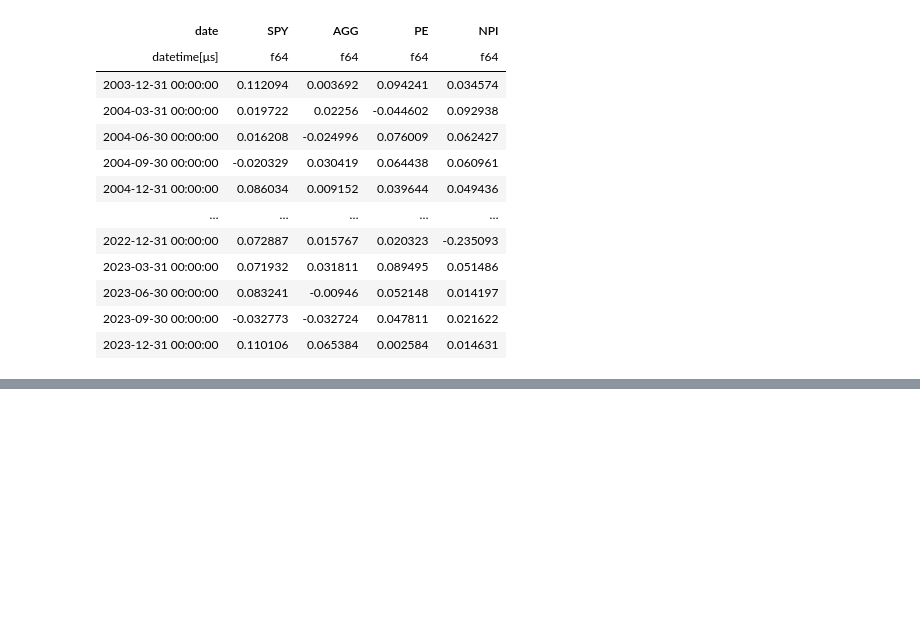
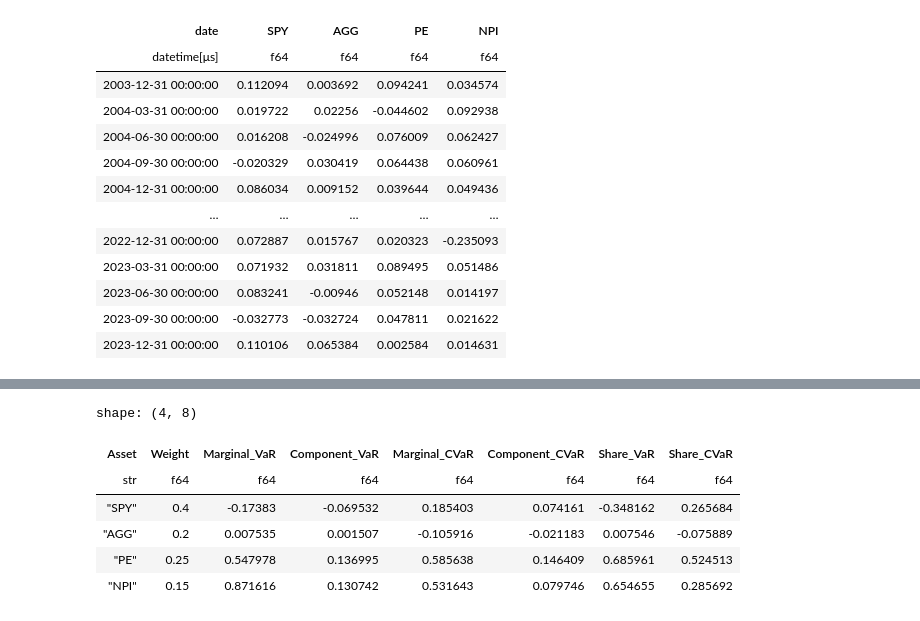
Before and after one commit to davidtey/fe5211_project, a Jupyter notebook: code/rvine_cvar_pipeline.ipynb, the cells around one changed output, grey strips where cells are left out. Saved outputs shown, nothing was run; the diff lists cells and outputs as text; code cells hidden in the pictures; blank space fills up the shorter version.

```diff
--- a/code/rvine_cvar_pipeline.ipynb
+++ b/code/rvine_cvar_pipeline.ipynb
@@ -726,3 +784,19 @@ shape: (4, 2)
+# %%
+component_summary, base_var, var_sum, base_cvar, cvar_sum = compute_full_risk_decomposition(
+    weights=simulation['weights'],
+    quarterly_returns=simulation['returns'],
+    epsilon=1e-6
+)
+
+component_summary
+# %% [output]
+shape: (4, 8)
+| Asset | Weight | Marginal_VaR | Component_VaR | Marginal_CVaR | Component_CVaR | Share_VaR | Share_CVaR |
+| str | f64 | f64 | f64 | f64 | f64 | f64 | f64 |
+| "SPY" | 0.4 | -0.17383 | -0.069532 | 0.185403 | 0.074161 | -0.348162 | 0.265684 |
+| "AGG" | 0.2 | 0.007535 | 0.001507 | -0.105916 | -0.021183 | 0.007546 | -0.075889 |
+| "PE" | 0.25 | 0.547978 | 0.136995 | 0.585638 | 0.146409 | 0.685961 | 0.524513 |
+| "NPI" | 0.15 | 0.871616 | 0.130742 | 0.531643 | 0.079746 | 0.654655 | 0.285692 |
 # %%
 asset_chart = (
     alt.Chart(pd.DataFrame(returns_long.to_dict(as_series=False)))
```
Also changed, not shown: parts of 46 cells of this notebook, 4 other files.
